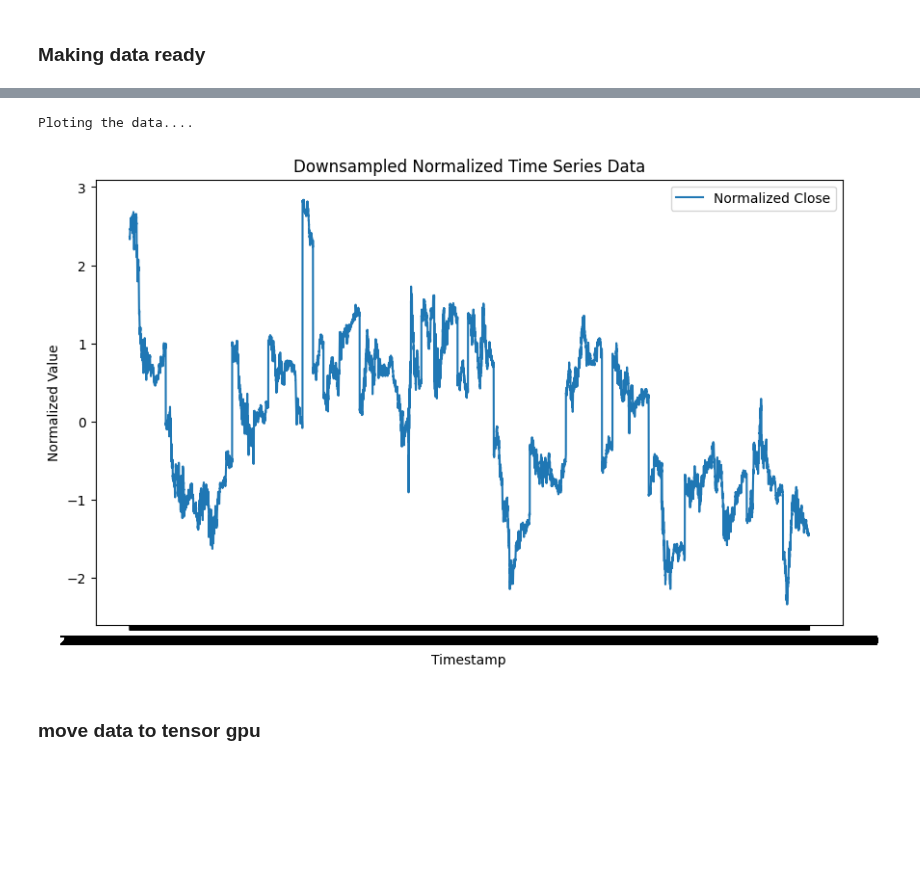
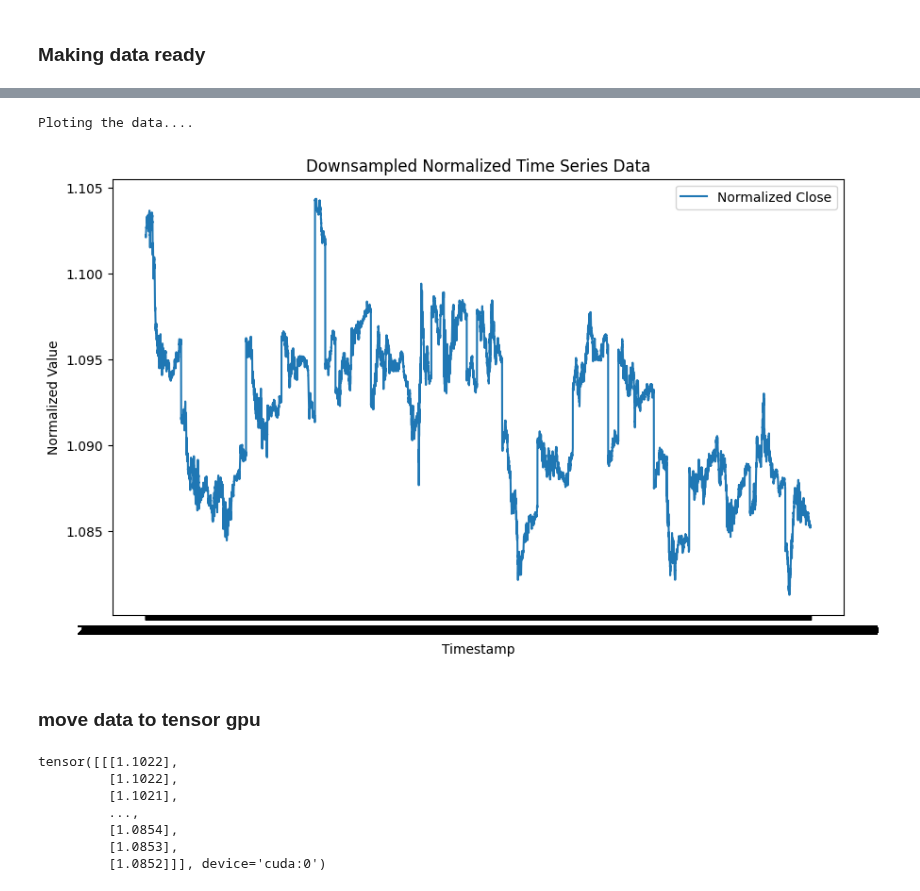
Before and after one commit to Suraj6E/EURUSD-DQN-LSTM, a Jupyter notebook: sample_LSTM.ipynb, the cells around one changed output, grey strips where cells are left out. Drawn from its saved outputs; the diff is of its cells as text; code cells hidden in the pictures; blank space fills up the shorter version.

```diff
--- a/sample_LSTM.ipynb
+++ b/sample_LSTM.ipynb
@@ -15,13 +19,15 @@ device = torch.device("cuda" if torch.cuda.is_available() else "cpu")
 # %% [markdown]
 ### Making data ready
 # %%
-data = pd.read_csv("./data_saved/EURUSD_M1_2023.csv")
+data = pd.read_csv("./data_saved/EURUSD_M1_202401.csv")
 
 print(data.head(10))
 print(data.describe())
 
-# Normalize data
-data_norm = data.copy()
-data_norm[['open', 'high', 'low', 'close']] = (data[['open', 'high', 'low', 'close']] - data[['open', 'high', 'low', 'close']].mean()) / data[['open', 'high', 'low', 'close']].std()
+# # Normalize data
+# data_norm = data.copy()
+# data_norm[['open', 'high', 'low', 'close']] = (data[['open', 'high', 'low', 'close']] - data[['open', 'high', 'low', 'close']].mean()) / data[['open', 'high', 'low', 'close']].std()
+
+# data_norm.head(10)
 # %% [output]
              timestamp     open     high      low    close
@@ -47,29 +53,39 @@ max         1.127540       1.127560       1.127370       1.127370
 # %%
 
 print("Ploting the data....")
 
 # Downsample the data
 # downsampled_data_norm = data_norm.resample('1D', on='timestamp').mean()
 
 # Plot the downsampled data
 plt.figure(figsize=(10, 6))
 # plt.plot(data_norm['timestamp'], data_norm['open'], label='Normalized Open')
 # plt.plot(data_norm['timestamp'], data_norm['high'], label='Normalized High')
 # plt.plot(data_norm['timestamp'], data_norm['low'], label='Normalized Low')
-plt.plot(data_norm['timestamp'], data_norm['close'], label='Normalized Close')
+plt.plot(data['timestamp'], data['close'], label='Normalized Close')
 plt.xlabel('Timestamp')
 plt.ylabel('Normalized Value')
 plt.title('Downsampled Normalized Time Series Data')
 plt.legend()
 plt.show()
 # %% [output]
 Ploting the data....
-[figure, old version]
+[figure, new version]
 # %% [markdown]
 ### move data to tensor gpu
 # %%
 # Convert DataFrame to PyTorch tensor and move to GPU
-data_tensor = torch.tensor(data_norm[['open', 'high', 'low', 'close']].values, dtype=torch.float32).unsqueeze(0).to(device)  # Add batch dimension
+data_tensor = torch.tensor(data[['close']].values, dtype=torch.float32).unsqueeze(0).to(device)  # Add batch dimension
+
+data_tensor
+# %% [output]
+tensor([[[1.1022],
+         [1.1022],
+         [1.1021],
+         ...,
+         [1.0854],
+         [1.0853],
+         [1.0852]]], device='cuda:0')
 # %%
 
 # Define LSTM model
```
Also changed, not shown: parts of 11 cells of this notebook, 1 other file.
